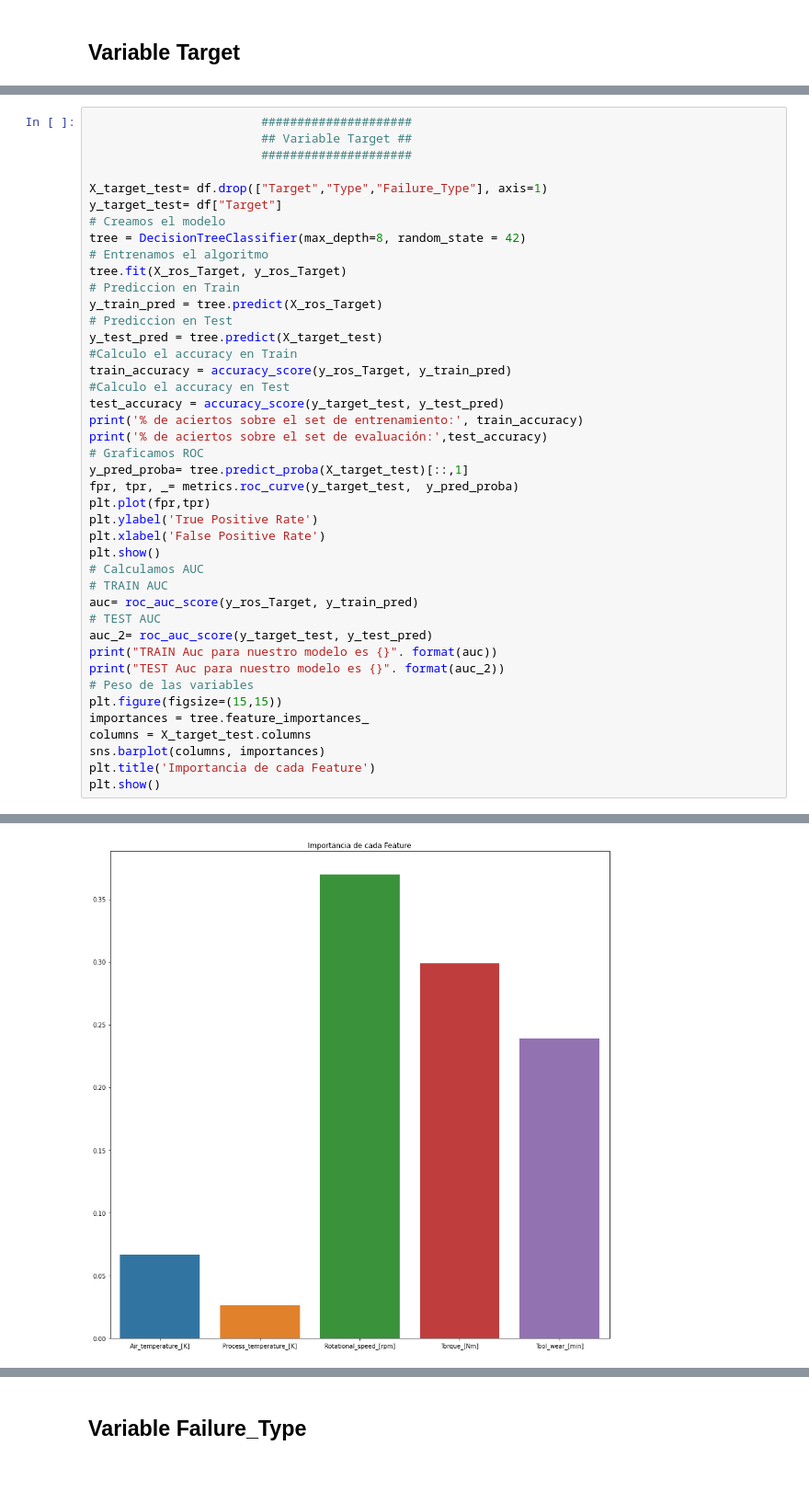
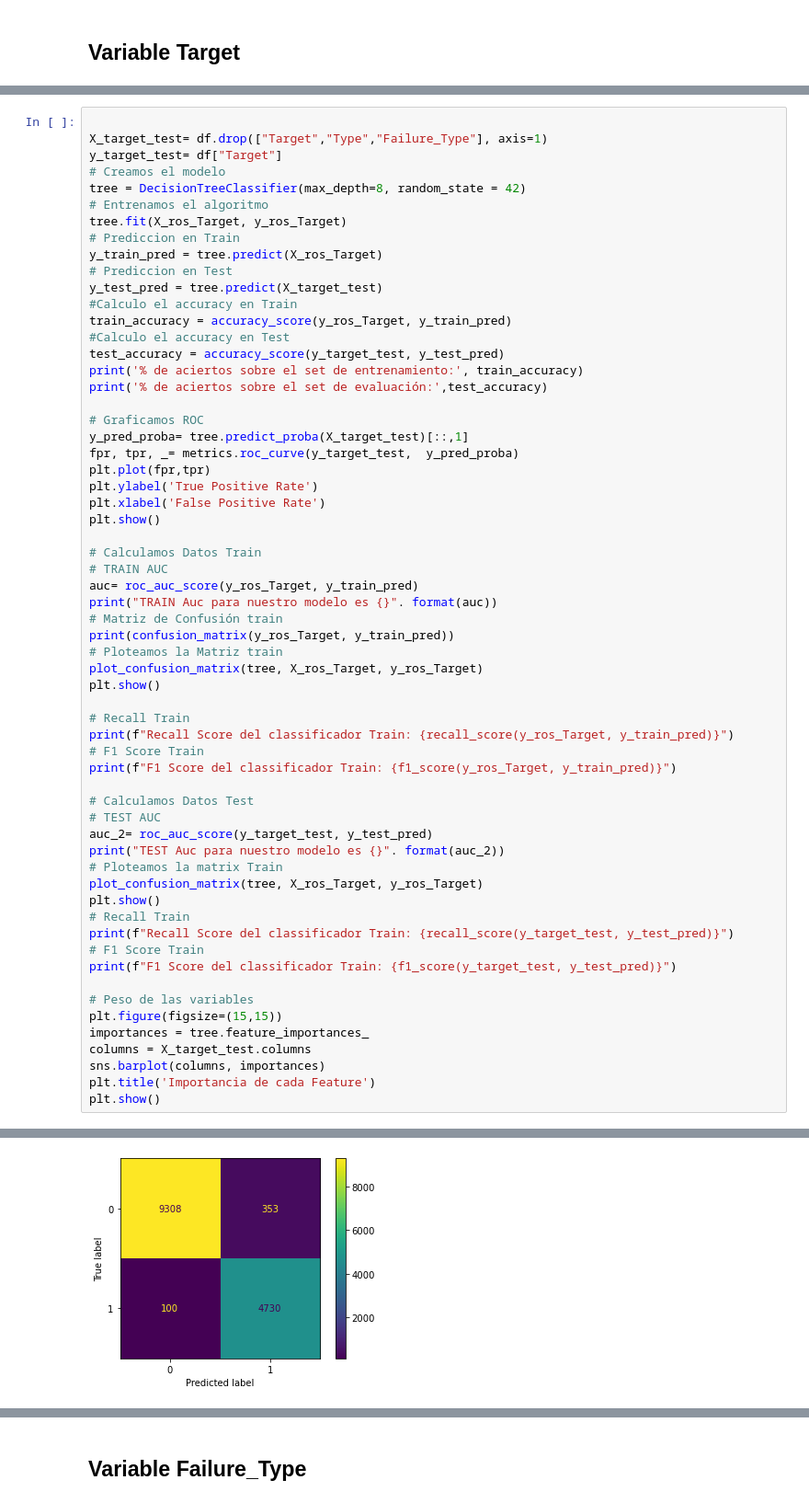
Before and after one commit to maxi879/proyecto_final_coder, a Jupyter notebook: ANALISIS/CLASIFICACION/TREE_IMPLEMENTACION.ipynb, the cells around one changed output, grey strips where cells are left out. Shown: that part at 92% size. Saved outputs shown, nothing was run; the diff lists cells and outputs as text; blank space fills up the shorter version.

```diff
--- a/ANALISIS/CLASIFICACION/TREE_IMPLEMENTACION.ipynb
+++ b/ANALISIS/CLASIFICACION/TREE_IMPLEMENTACION.ipynb
@@ -104,7 +112,4 @@ Deberia modificar la variable Type con valores STR para utilizarlo dentro del TR
 # %%
-                        #####################
-                        ## Variable Target ##
-                        #####################
 
 X_target_test= df.drop(["Target","Type","Failure_Type"], axis=1)
 y_target_test= df["Target"]
@@ -122,6 +127,7 @@ train_accuracy = accuracy_score(y_ros_Target, y_train_pred)
 test_accuracy = accuracy_score(y_target_test, y_test_pred)
 print('% de aciertos sobre el set de entrenamiento:', train_accuracy)
 print('% de aciertos sobre el set de evaluación:',test_accuracy)
+
 # Graficamos ROC
 y_pred_proba= tree.predict_proba(X_target_test)[::,1]
 fpr, tpr, _= metrics.roc_curve(y_target_test,  y_pred_proba)
@@ -129,13 +135,34 @@ plt.plot(fpr,tpr)
 plt.ylabel('True Positive Rate')
 plt.xlabel('False Positive Rate')
 plt.show()
-# Calculamos AUC
+
+# Calculamos Datos Train
 # TRAIN AUC
 auc= roc_auc_score(y_ros_Target, y_train_pred)
+print("TRAIN Auc para nuestro modelo es {}". format(auc))
+# Matriz de Confusión train
+print(confusion_matrix(y_ros_Target, y_train_pred))
+# Ploteamos la Matriz train
+plot_confusion_matrix(tree, X_ros_Target, y_ros_Target)
+plt.show()
+
+# Recall Train
+print(f"Recall Score del classificador Train: {recall_score(y_ros_Target, y_train_pred)}")
+# F1 Score Train
+print(f"F1 Score del classificador Train: {f1_score(y_ros_Target, y_train_pred)}")
+
+# Calculamos Datos Test
 # TEST AUC
 auc_2= roc_auc_score(y_target_test, y_test_pred)
-print("TRAIN Auc para nuestro modelo es {}". format(auc))
 print("TEST Auc para nuestro modelo es {}". format(auc_2))
+# Ploteamos la matrix Train
+plot_confusion_matrix(tree, X_ros_Target, y_ros_Target)
+plt.show()
+# Recall Train
+print(f"Recall Score del classificador Train: {recall_score(y_target_test, y_test_pred)}")
+# F1 Score Train
+print(f"F1 Score del classificador Train: {f1_score(y_target_test, y_test_pred)}")
+
 # Peso de las variables
 plt.figure(figsize=(15,15))
 importances = tree.feature_importances_
@@ -152 +180 @@ Auc para nuestro modelo es 0.9681201583228984
-[figure, old version]
+[figure, new version]
```
Also changed, not shown: parts of 10 cells of this notebook, 1 other file.
